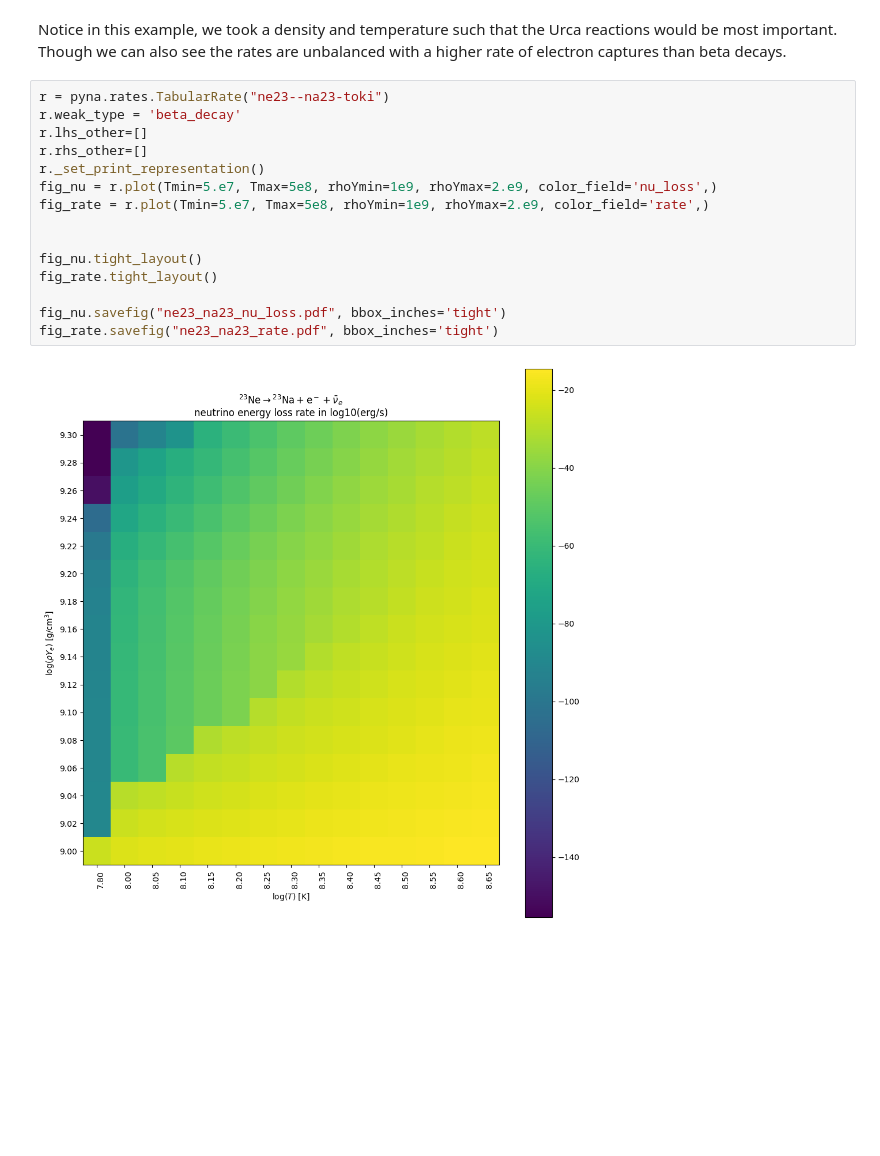
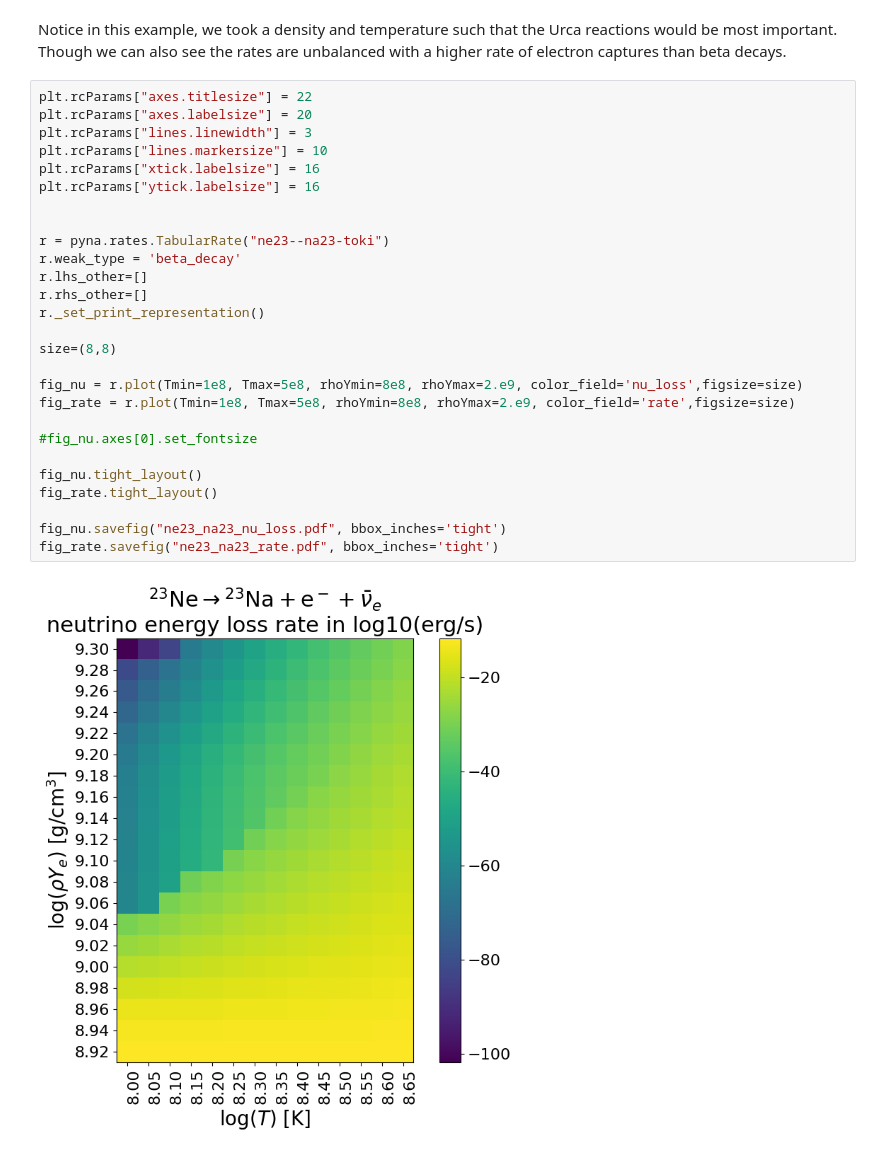
Before and after one commit to pynucastro/paper_notebooks, a Jupyter notebook: urca_network.ipynb, the cells around one changed output. Saved outputs shown, nothing was run; the diff lists cells and outputs as text; blank space fills up the shorter version.

Commit message:
update plots

```diff
--- a/urca_network.ipynb
+++ b/urca_network.ipynb
@@ -44,19 +44,31 @@ urca_net.plot(comp=comp, rho=rho, T=temp, curved_edges=True, ydot_cutoff_value=1
 # %% [markdown]
 Notice in this example, we took a density and temperature such that the Urca reactions would be most important. Though we can also see the rates are unbalanced with a higher rate of electron captures than beta decays.
 # %%
+plt.rcParams["axes.titlesize"] = 22
+plt.rcParams["axes.labelsize"] = 20
+plt.rcParams["lines.linewidth"] = 3
+plt.rcParams["lines.markersize"] = 10
+plt.rcParams["xtick.labelsize"] = 16
+plt.rcParams["ytick.labelsize"] = 16
+
+
 r = pyna.rates.TabularRate("ne23--na23-toki")
 r.weak_type = 'beta_decay'
 r.lhs_other=[]
 r.rhs_other=[]
 r._set_print_representation()
-fig_nu = r.plot(Tmin=5.e7, Tmax=5e8, rhoYmin=1e9, rhoYmax=2.e9, color_field='nu_loss',)
-fig_rate = r.plot(Tmin=5.e7, Tmax=5e8, rhoYmin=1e9, rhoYmax=2.e9, color_field='rate',)
 
+size=(8,8)
+
+fig_nu = r.plot(Tmin=1e8, Tmax=5e8, rhoYmin=8e8, rhoYmax=2.e9, color_field='nu_loss',figsize=size)
+fig_rate = r.plot(Tmin=1e8, Tmax=5e8, rhoYmin=8e8, rhoYmax=2.e9, color_field='rate',figsize=size)
+
+#fig_nu.axes[0].set_fontsize
 
 fig_nu.tight_layout()
 fig_rate.tight_layout()
 
 fig_nu.savefig("ne23_na23_nu_loss.pdf", bbox_inches='tight')
 fig_rate.savefig("ne23_na23_rate.pdf", bbox_inches='tight')
 # %% [output]
-[figure, old version]
+[figure, new version]
```
Also changed, not shown: parts of 1 cell of this notebook.
